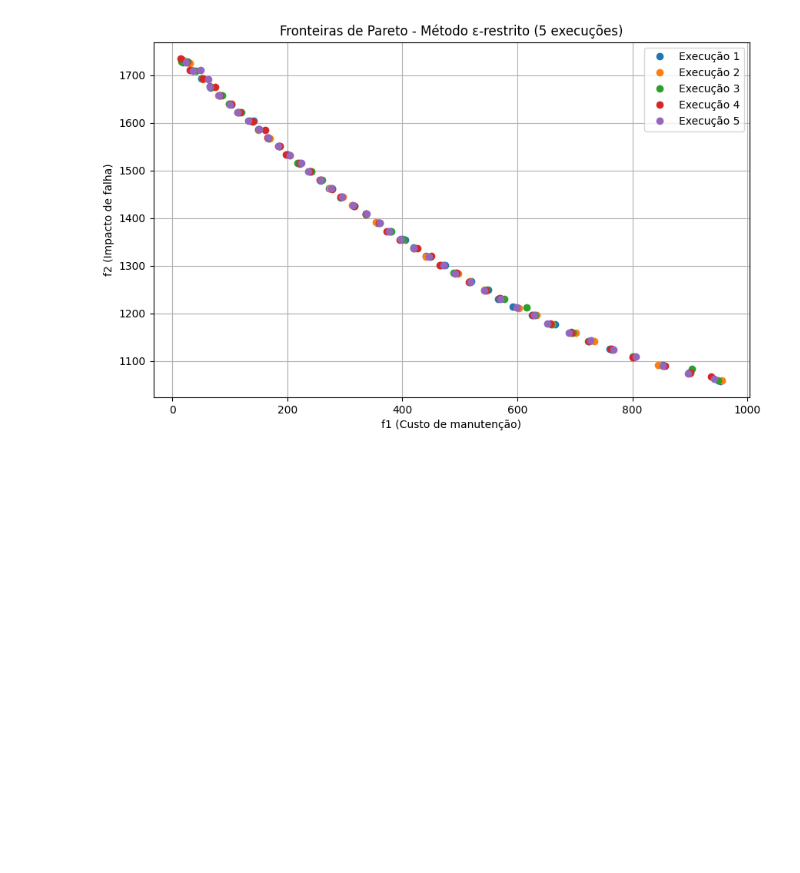
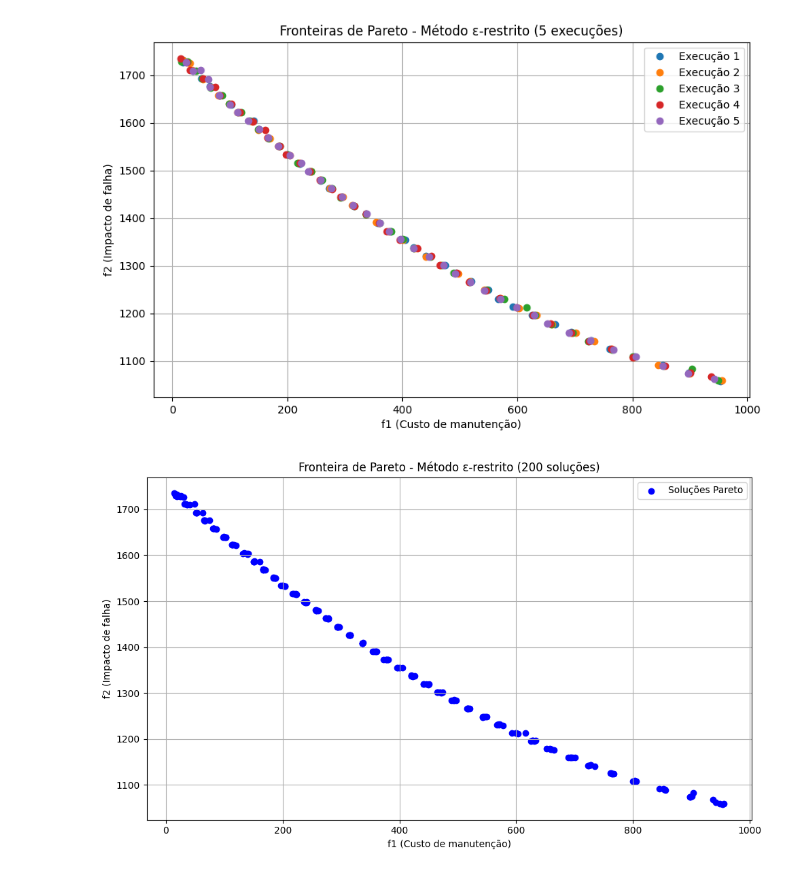
Before and after one commit to RaphaelLeivas/td-2025-1, a Jupyter notebook: tc2-refactor-epsilon/tc2-refactor-epsilon.ipynb, the cells around one changed output. Drawn from its saved outputs; the diff is of its cells as text; code cells hidden in the pictures; blank space fills up the shorter version.

Commit message:
Add mais informações no relatório e codigo para plotar fronteira do CSV final

```diff
--- a/tc2-refactor-epsilon/tc2-refactor-epsilon.ipynb
+++ b/tc2-refactor-epsilon/tc2-refactor-epsilon.ipynb
@@ -177,3 +177,39 @@ Rodando numero 40 ε = 1745.49 em 2025-06-23 01:33:55.532613
 
 Arquivo salvo: resultados_pareto_epsilon_rest_penalidade_2025-06-23_01-34-10.csv
 [figure]
+# %%
+import matplotlib.pyplot as plt
+import pandas as pd
+from datetime import datetime
+
+# 1. Recarrega o problema e as funções
+myProblem = MyProblem()
+probdata = myProblem.probdef()
+
+# 2. Lê o CSV (sem cabeçalho)
+nome_arquivo = 'resultados_pareto_epsilon_rest_penalidade_final.csv'  # troque pelo seu nome
+df = pd.read_csv(nome_arquivo, header=None)
+
+# 3. Calcula f1 e f2 para cada solução lida
+f1_vals = []
+f2_vals = []
+
+for idx, row in df.iterrows():
+    x = np.array(row.values, dtype=int) - 1  # desfaz o +1 aplicado no salvamento
+    f1 = myProblem.fobj1(x, probdata)
+    f2 = myProblem.fobj2(x, probdata)
+    f1_vals.append(f1)
+    f2_vals.append(f2)
+
+# Plota a fronteira de Pareto
+plt.figure(figsize=(10, 6))
+plt.scatter(f1_vals, f2_vals, c='blue', label='Soluções Pareto')
+plt.title('Fronteira de Pareto - Método ε-restrito (200 soluções)')
+plt.xlabel('f1 (Custo de manutenção)')
+plt.ylabel('f2 (Impacto de falha)')
+plt.grid(True)
+plt.legend()
+plt.tight_layout()
+plt.show()
+# %% [output]
+[figure, added]
```
Also changed, not shown: 12 other files.
